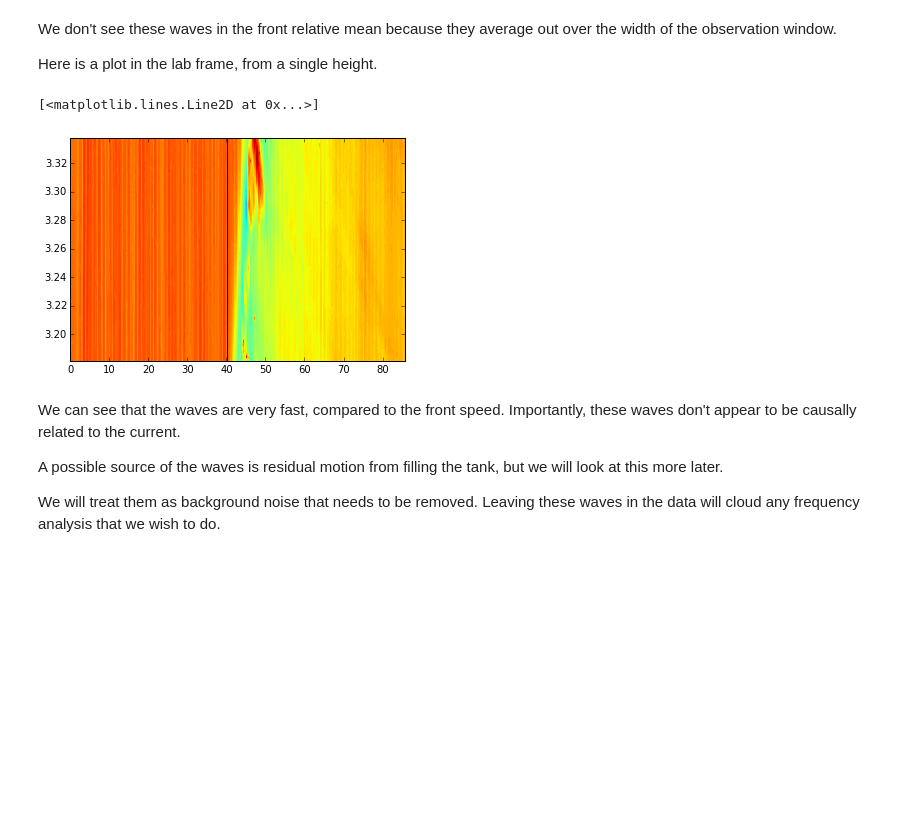
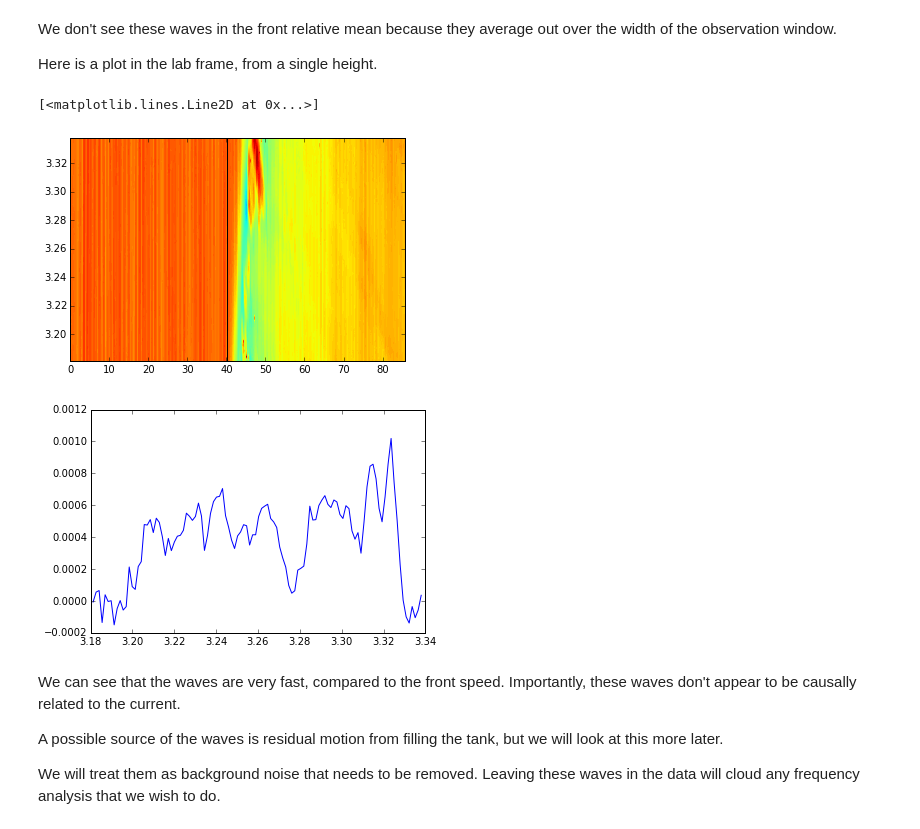
Before and after one commit to aaren/thesis, a Jupyter notebook: chapters/turbulence/wave-subtraction/summary.ipynb, the cells around one changed output. Saved outputs shown, nothing was run; the diff lists cells and outputs as text; code cells hidden in the pictures; blank space fills up the shorter version.

```diff
--- a/chapters/turbulence/wave-subtraction/summary.ipynb
+++ b/chapters/turbulence/wave-subtraction/summary.ipynb
@@ -41,13 +50,18 @@ Here is a plot in the lab frame, from a single height.
 # %%
 mean_u = np.mean(r.U[-10:, :, :], axis=0)
 Te = r.T[0, :, :]
 plt.contourf(Te, r.X[0], mean_u, levels=u_levels)
 
 x = r.X[0, :, 0]
 plt.plot((0.14 / x) + 40, x, 'k')
+
+plt.figure()
+
+plt.plot(x, mean_u[:, 3000])
 # %% [output]
 [<matplotlib.lines.Line2D at 0x...>]
 [figure]
+[figure, added]
 # %% [markdown]
 We can see that the waves are very fast, compared to the front speed. Importantly, these waves don't appear to be causally related to the current.
 
```
Also changed, not shown: parts of 38 cells of this notebook, 8 other files.
